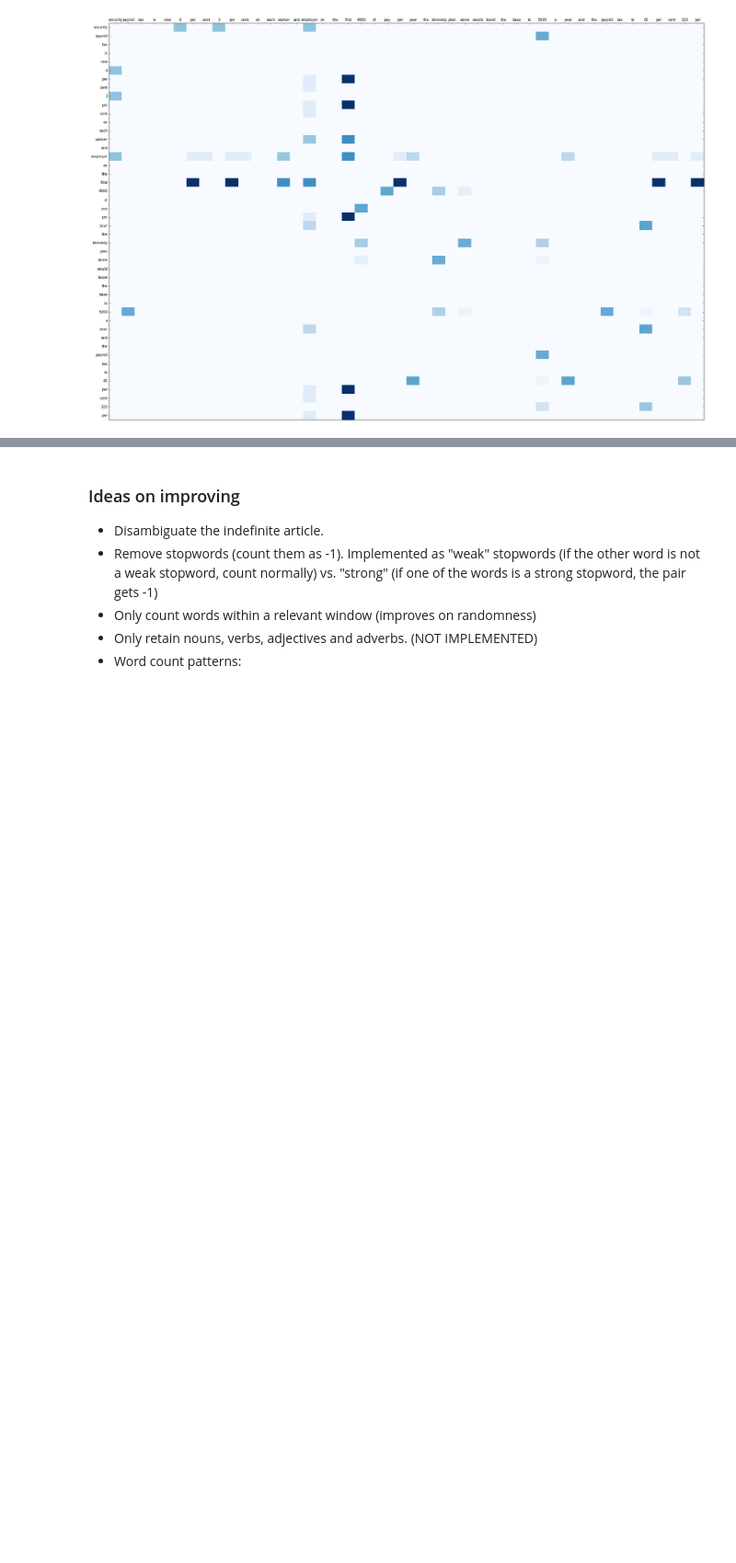
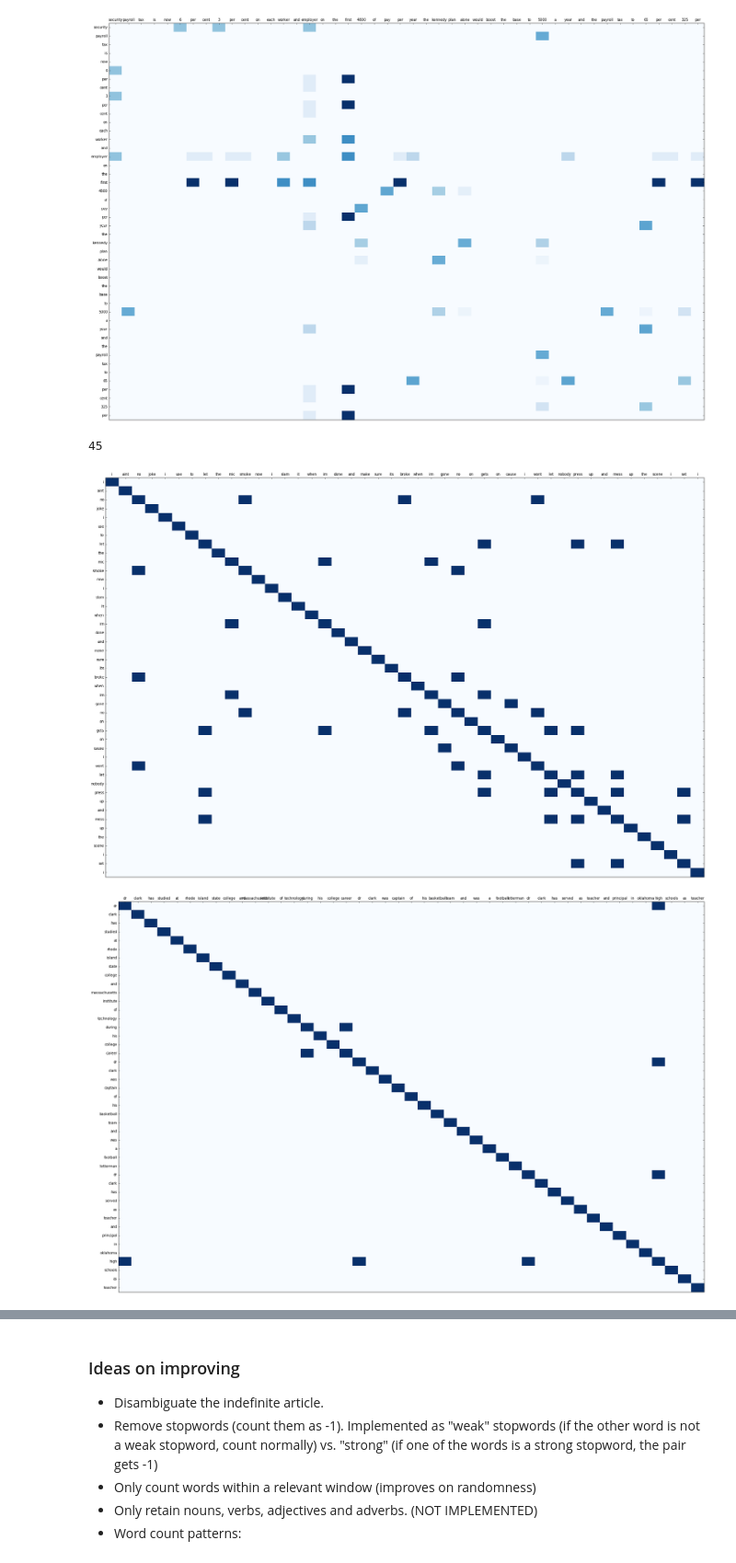
Before and after one commit to hajicj/HAMR_2016, a Jupyter notebook: server-side/rhyme_scores.ipynb, the cells around one changed output, grey strips where cells are left out. Shown at 92% size. Cells and saved outputs as stored; diff of their text form; code cells hidden in the pictures; blank space fills up the shorter version.

Commit message:
new graph analysis

```diff
--- a/server-side/rhyme_scores.ipynb
+++ b/server-side/rhyme_scores.ipynb
@@ -166,5 +163,17 @@ bsbg = binarize_grid(bad_score_grid)
 # %%
 gw = good_text_words[0]
 bw = bad_text_words[0]
-good_cliques = find_rhyme_groups(good_score_grid, gw)
-bad_cliques = find_rhyme_groups(good_score_grid, bw)
+
+print(len(bw))
+# %% [output]
+45
+# %%
+gsg = good_score_grid[:45,:45]
+gw_part = gw[:45]
+gsbg = binarize_grid(gsg)
+pairwise_rhyme_visualization(gsbg, gw_part)
+bsbg = binarize_grid(bad_score_grid)
+pairwise_rhyme_visualization(bsbg, bw)
+# %% [output]
+[figure, added]
+[figure, added]
```
Also changed, not shown: parts of 11 cells of this notebook, 1 other file.
